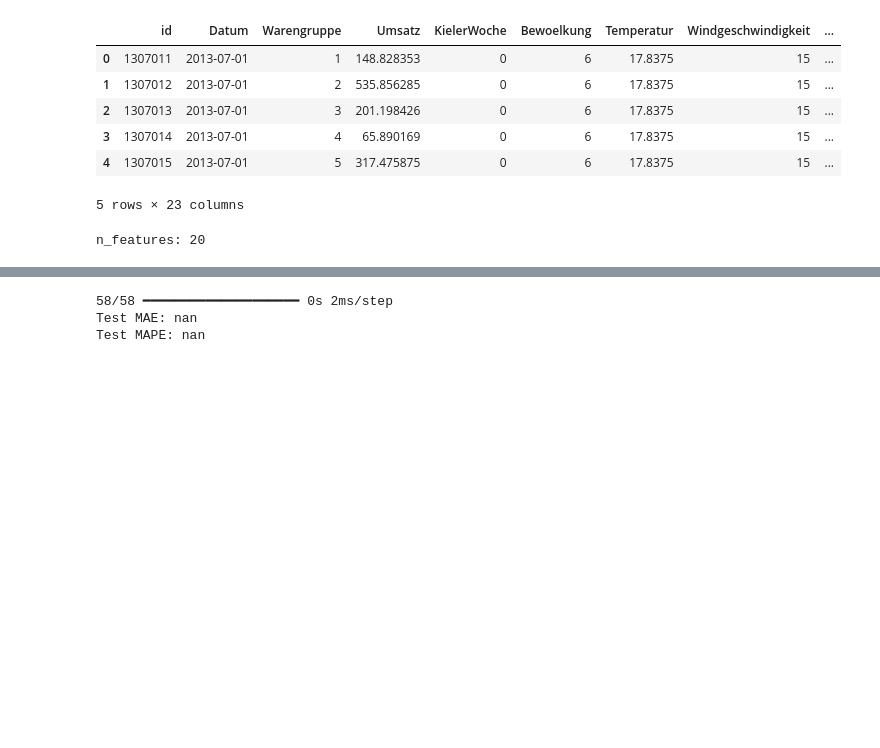
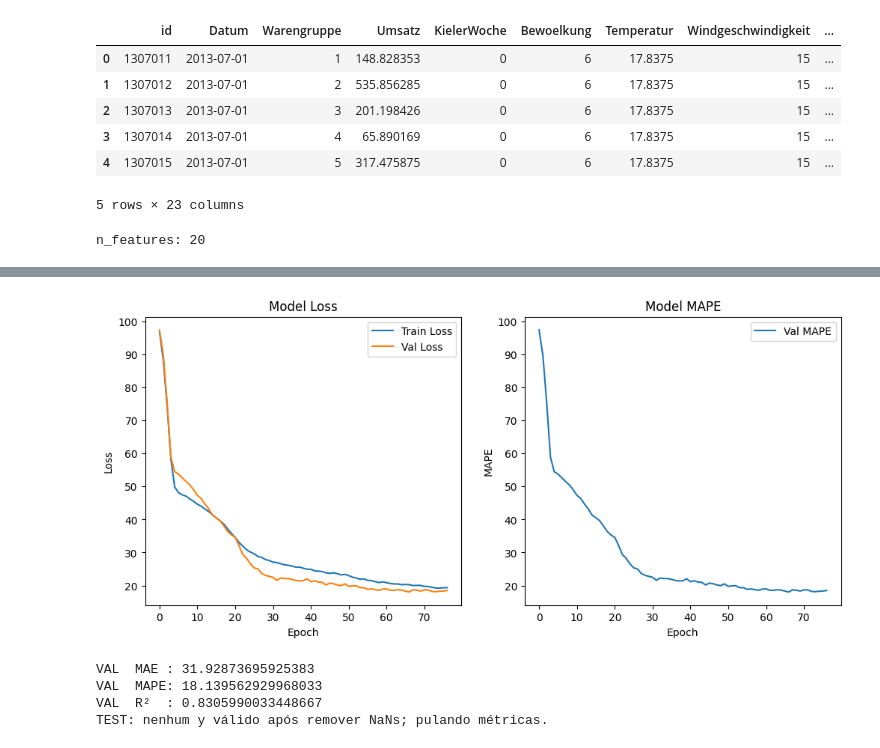
Before and after one commit to giuuusepeda/bakery_prediction, a Jupyter notebook: 3_Model/01_ls_neuronal_net_model/01_ls_first_try.ipynb, the cells around one changed output, grey strips where cells are left out. Cells and saved outputs as stored; diff of their text form; code cells hidden in the pictures; blank space fills up the shorter version.

```diff
--- a/3_Model/01_ls_neuronal_net_model/01_ls_first_try.ipynb
+++ b/3_Model/01_ls_neuronal_net_model/01_ls_first_try.ipynb
@@ -121,8 +117,8 @@ model = Sequential([
 
 model.compile(
     optimizer=Adam(1e-3),
-    loss="mse",
-    metrics=["mae"]
+    loss="mape",
+    metrics=["mape"]
 )
 
 callbacks = [
@@ -139,6 +135,6 @@ history = model.fit(
     verbose=1
 )
 
-model.save("3_Model/class file/python_model.h5")
+model.save("3_Model/class file/python_model.keras")
 # %% [output]
 Epoch 1/100
@@ -163,0 +162,20 @@ WARNING:absl:You are saving your model as an HDF5 file via `model.save()` or `ke
+# %%
+#plot training history
+import matplotlib.pyplot as plt
+plt.figure(figsize=(12, 5))
+plt.subplot(1, 2, 1)
+plt.plot(history.history['loss'], label='Train Loss')
+plt.plot(history.history['val_loss'], label='Val Loss')
+plt.title('Model Loss')
+plt.xlabel('Epoch')
+plt.ylabel('Loss')
+plt.legend()
+plt.subplot(1, 2, 2)
+plt.plot(history.history['val_mape'], label='Val MAPE')
+plt.title('Model MAPE')
+plt.xlabel('Epoch')
+plt.ylabel('MAPE')
+plt.legend()
+plt.show()
+# %% [output]
+[figure, added]
@@ -164,6 +188,6 @@ WARNING:absl:You are saving your model as an HDF5 file via `model.save()` or `ke
 # %%
 # ============================================================
-# 5) Evaluate overall + per Warengruppe (if Group_1..Group_6 exist)
+# 5) Evaluate overall + per Warengruppe (VAL + TEST)
 # ============================================================
 def mape(y_true, y_pred):
     y_true = np.asarray(y_true).reshape(-1)
@@ -171,19 +195,27 @@ def mape(y_true, y_pred):
     mask = y_true != 0
     return np.mean(np.abs((y_true[mask] - y_pred[mask]) / y_true[mask])) * 100
 
-test_pred = model.predict(X_test_s).reshape(-1)
-print("Test MAE:", np.mean(np.abs(y_test.values - test_pred)))
-print("Test MAPE:", mape(y_test.values, test_pred))
+# ---- VAL: usar dados escalados e ignorar NaNs no alvo
+mask_val = ~y_val.isna()
+y_val_clean = y_val[mask_val].to_numpy()
+val_pred = model.predict(X_val_s[mask_val.to_numpy()], verbose=0).reshape(-1)
 
-group_cols = [c for c in feature_cols if c.startswith("Group_")]
-if group_cols:
-    tmp = test_df[["Umsatz"] + group_cols].copy()
-    tmp["pred"] = test_pred
-    for g in group_cols:
-        part = tmp[tmp[g] == 1]
-        if len(part) > 0:
-            print(g, "MAPE:", mape(part["Umsatz"], part["pred"]))
+print("VAL  MAE :", np.mean(np.abs(y_val_clean - val_pred)))
+print("VAL  MAPE:", mape_safe(y_val_clean, val_pred))
+print("VAL  R²  :", 1 - np.sum((y_val_clean - val_pred) ** 2) / np.sum((y_val_clean - np.mean(y_val_clean)) ** 2))
+
+# ---- TEST: usar dados escalados e ignorar NaNs no alvo
+mask_test = ~y_test.isna()
+if mask_test.sum() == 0:
+    print("TEST: nenhum y válido após remover NaNs; pulando métricas.")
+else:
+    y_test_clean = y_test[mask_test].to_numpy()
+    test_pred = model.predict(X_test_s[mask_test.to_numpy()], verbose=0).reshape(-1)
+    print("TEST MAE :", np.mean(np.abs(y_test_clean - test_pred)))
+    print("TEST MAPE:", mape_safe(y_test_clean, test_pred))
+    print("TEST R²  :", 1 - np.sum((y_test_clean - test_pred) ** 2) / np.sum((y_test_clean - np.mean(y_test_clean)) ** 2))
 # %% [output]
-58/58 ━━━━━━━━━━━━━━━━━━━━ 0s 2ms/step
-Test MAE: nan
-Test MAPE: nan
+VAL  MAE : 31.92873695925383
+VAL  MAPE: 18.139562929968033
+VAL  R²  : 0.8305990033448667
+TEST: nenhum y válido após remover NaNs; pulando métricas.
```
Also changed, not shown: parts of 6 cells of this notebook, 11 other files.
